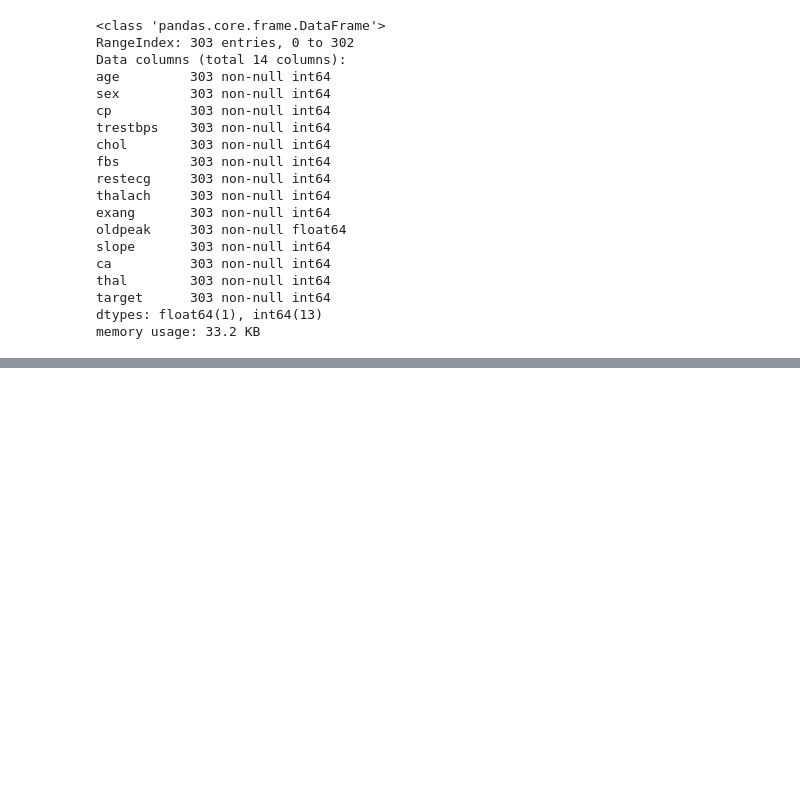
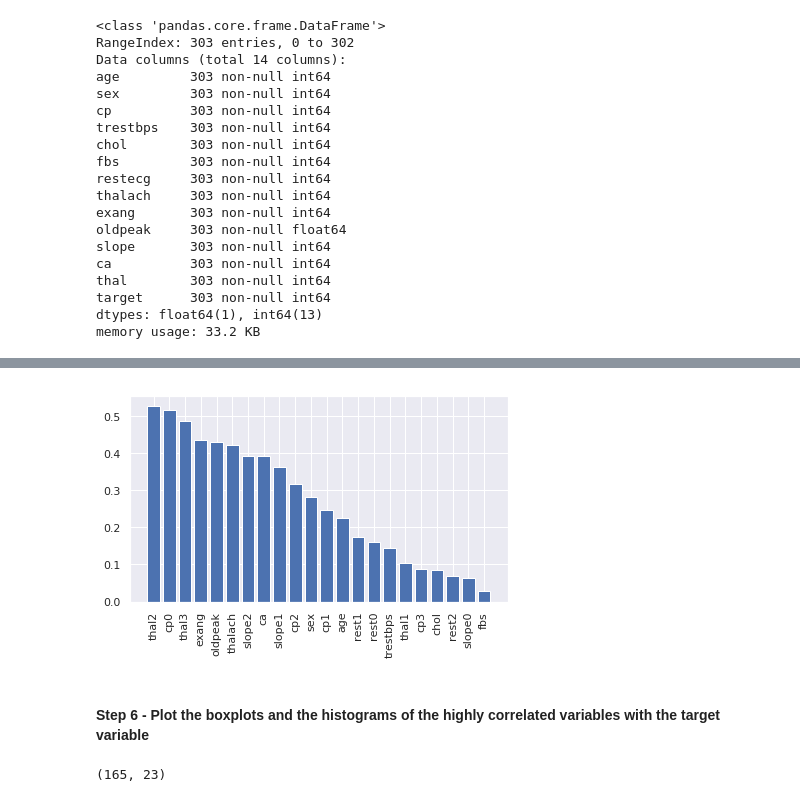
Before and after one commit to vinoroy/statsLearning, a Jupyter notebook: assignment04-spring2019_VincentRoy.ipynb, the cells around one changed output, grey strips where cells are left out. Cells and saved outputs as stored; diff of their text form; code cells hidden in the pictures; blank space fills up the shorter version.

```diff
--- a/assignment04-spring2019_VincentRoy.ipynb
+++ b/assignment04-spring2019_VincentRoy.ipynb
@@ -145,13 +91,0 @@ data.head()
-# %%
-# transform the thal column
-
-# get the thal column and drop it from the dataframe
-thal = data['thal'].values.reshape(-1, 1)
-data = data.drop(labels=['thal'],axis=1)
-
-# convert the categories into binary columns
-onehot_thal = onehot_encoder.fit_transform(thal);
-
-# add back into the dataframe the thal converted data
-data = pd.concat([data,pd.DataFrame(onehot_thal,columns=['thal0','thal1','thal2'])],axis=1)
-data.head()
@@ -295,0 +167,9 @@ X = stdX.fit_transform(X)
+# %%
+# create a bar chart for the correlation values with the target variable
+plt.bar(corTarget.index, corTarget['target'])
+plt.xticks(rotation='vertical')
+plt.tight_layout();
+# %% [output]
+[figure, added]
+# %% [markdown]
+#### Step 6 - Plot the boxplots and the histograms of the highly correlated variables with the target variable
@@ -295,0 +179,9 @@ X = stdX.fit_transform(X)
+# %%
+# get the data with only positive and negative results
+data0 = data[data['target'] == 0]
+data1 = data[data['target'] == 1]
+
+data0.shape
+data1.shape
+# %% [output]
+(165, 23)
```
Also changed, not shown: parts of 52 cells of this notebook, 2 other files.
